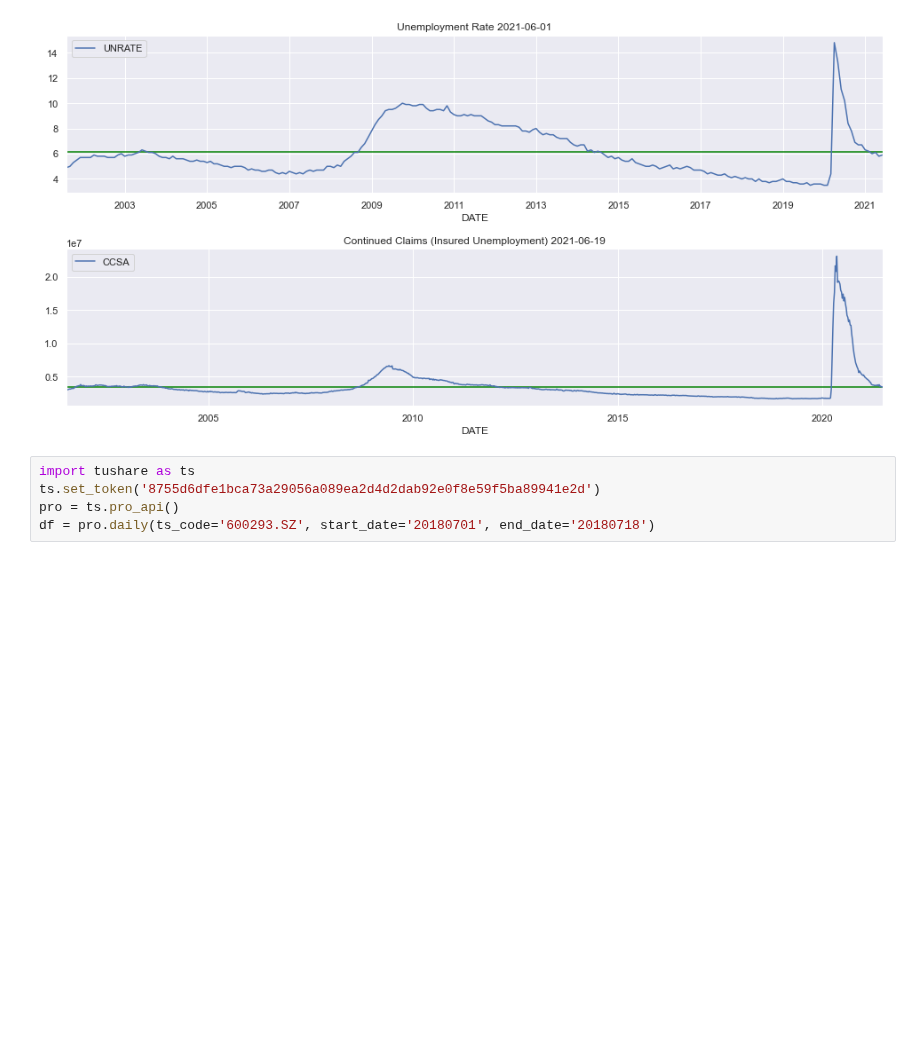
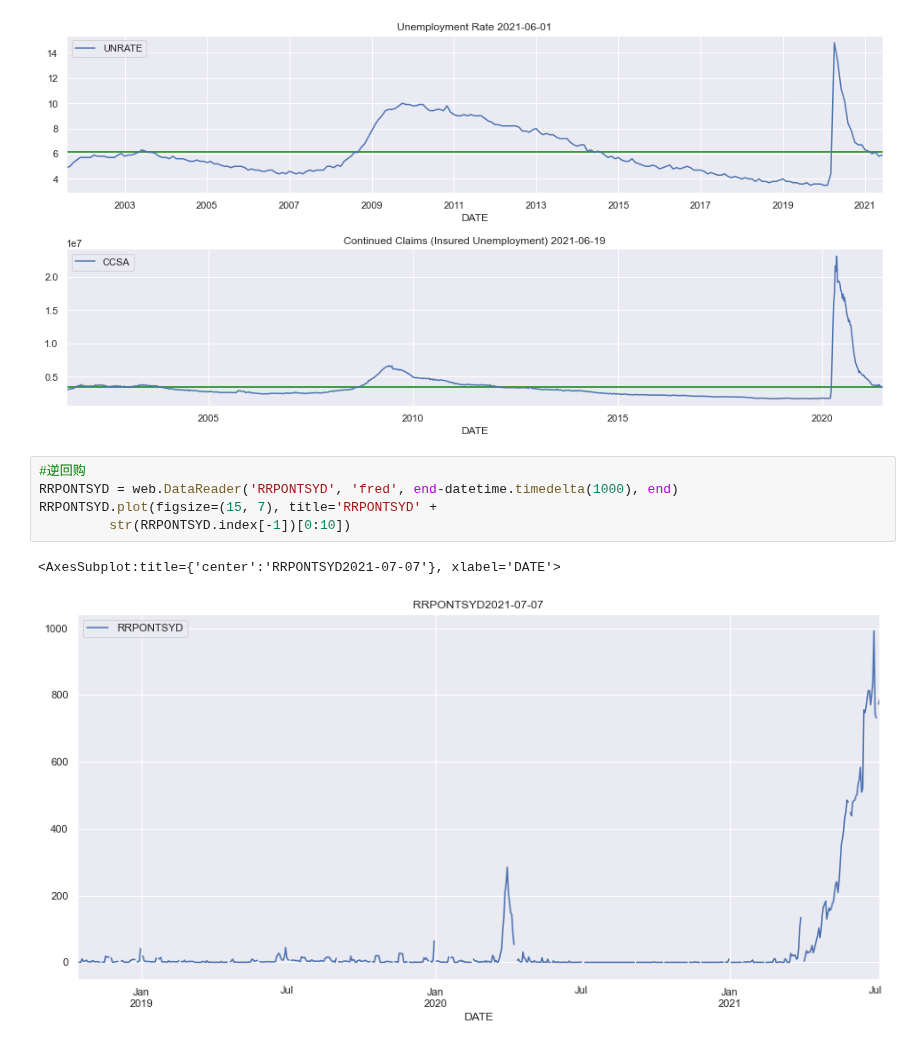
Before and after one commit to YuyuLin1003/stock_analysis, a Jupyter notebook: stock.ipynb, the cells around one changed output. Drawn from its saved outputs; the diff is of its cells as text; blank space fills up the shorter version.

```diff
--- a/stock.ipynb
+++ b/stock.ipynb
@@ -251,11 +258,14 @@ ax[1].hlines(ccsa['CCSA'].mean(), ccsa.index[0],
 # %% [output]
 <matplotlib.collections.LineCollection at 0x...>
 [figure]
-# %%
-import tushare as ts
-ts.set_token('8755d6dfe1bca73a29056a089ea2d4d2dab92e0f8e59f5ba89941e2d')
-pro = ts.pro_api()
-df = pro.daily(ts_code='600293.SZ', start_date='20180701', end_date='20180718')
+# %%
+#逆回购
+RRPONTSYD = web.DataReader('RRPONTSYD', 'fred', end-datetime.timedelta(1000), end)
+RRPONTSYD.plot(figsize=(15, 7), title='RRPONTSYD' +
+         str(RRPONTSYD.index[-1])[0:10])
+# %% [output]
+<AxesSubplot:title={'center':'RRPONTSYD2021-07-07'}, xlabel='DATE'>
+[figure, added]
 # %%
 ChinaStock = [
     Stock('000001.SS'),
```
Also changed, not shown: parts of 9 cells of this notebook.
